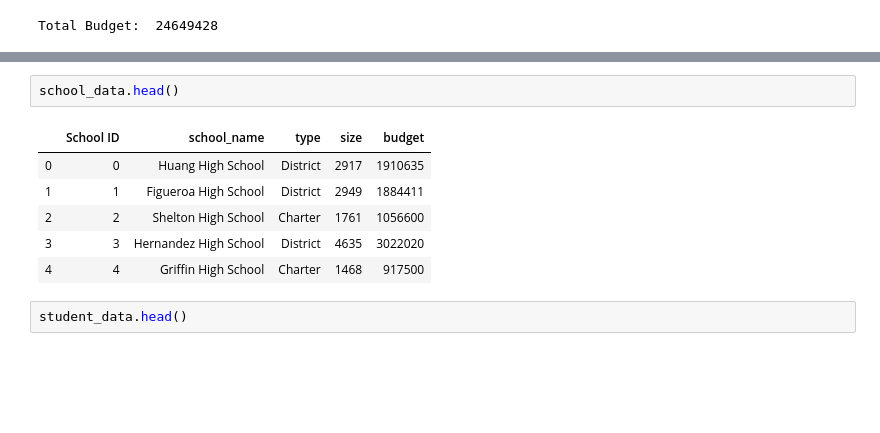
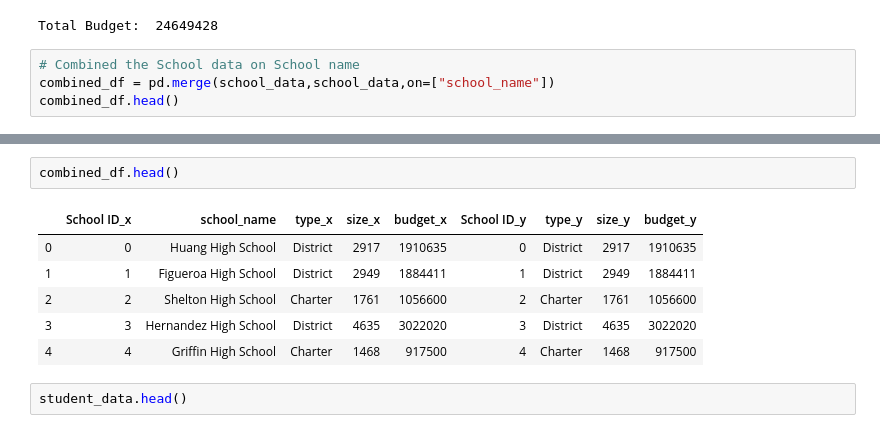
Before and after one commit to musman78664/pandas-challenge, a Jupyter notebook: PyCitySchools_starter.ipynb, the cells around one changed output, grey strips where cells are left out. Drawn from its saved outputs; the diff is of its cells as text; blank space fills up the shorter version.

```diff
--- a/PyCitySchools_starter.ipynb
+++ b/PyCitySchools_starter.ipynb
@@ -353,3 +353,7 @@ total_budget = school_data['budget'].sum()
 print('Total Budget: ', total_budget)
 # %% [output]
 Total Budget:  24649428
+# %%
+# Combined the School data on School name
+combined_df = pd.merge(school_data,school_data,on=["school_name"])
+combined_df.head()
@@ -377,12 +413,12 @@ Length: 39170, dtype: float64
 # %%
-school_data.head()
+combined_df.head()
 # %% [output]
-|  | School ID | school_name | type | size | budget |
-| 0 | 0 | Huang High School | District | 2917 | 1910635 |
-| 1 | 1 | Figueroa High School | District | 2949 | 1884411 |
-| 2 | 2 | Shelton High School | Charter | 1761 | 1056600 |
-| 3 | 3 | Hernandez High School | District | 4635 | 3022020 |
-| 4 | 4 | Griffin High School | Charter | 1468 | 917500 |
+|  | School ID_x | school_name | type_x | size_x | budget_x | School ID_y | type_y | size_y | budget_y |
+| 0 | 0 | Huang High School | District | 2917 | 1910635 | 0 | District | 2917 | 1910635 |
+| 1 | 1 | Figueroa High School | District | 2949 | 1884411 | 1 | District | 2949 | 1884411 |
+| 2 | 2 | Shelton High School | Charter | 1761 | 1056600 | 2 | Charter | 1761 | 1056600 |
+| 3 | 3 | Hernandez High School | District | 4635 | 3022020 | 3 | District | 4635 | 3022020 |
+| 4 | 4 | Griffin High School | Charter | 1468 | 917500 | 4 | Charter | 1468 | 917500 |
 # %%
 student_data.head()
 # %% [output]
```
Also changed, not shown: parts of 10 cells of this notebook.
